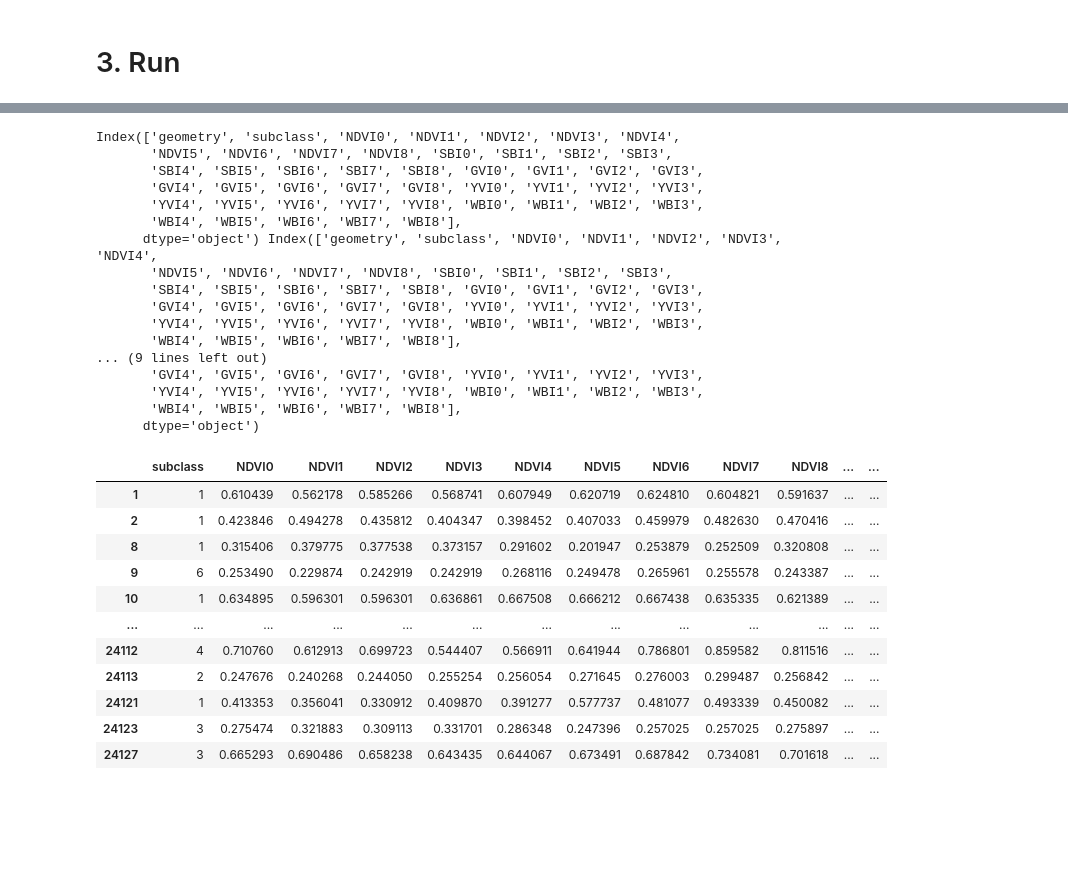
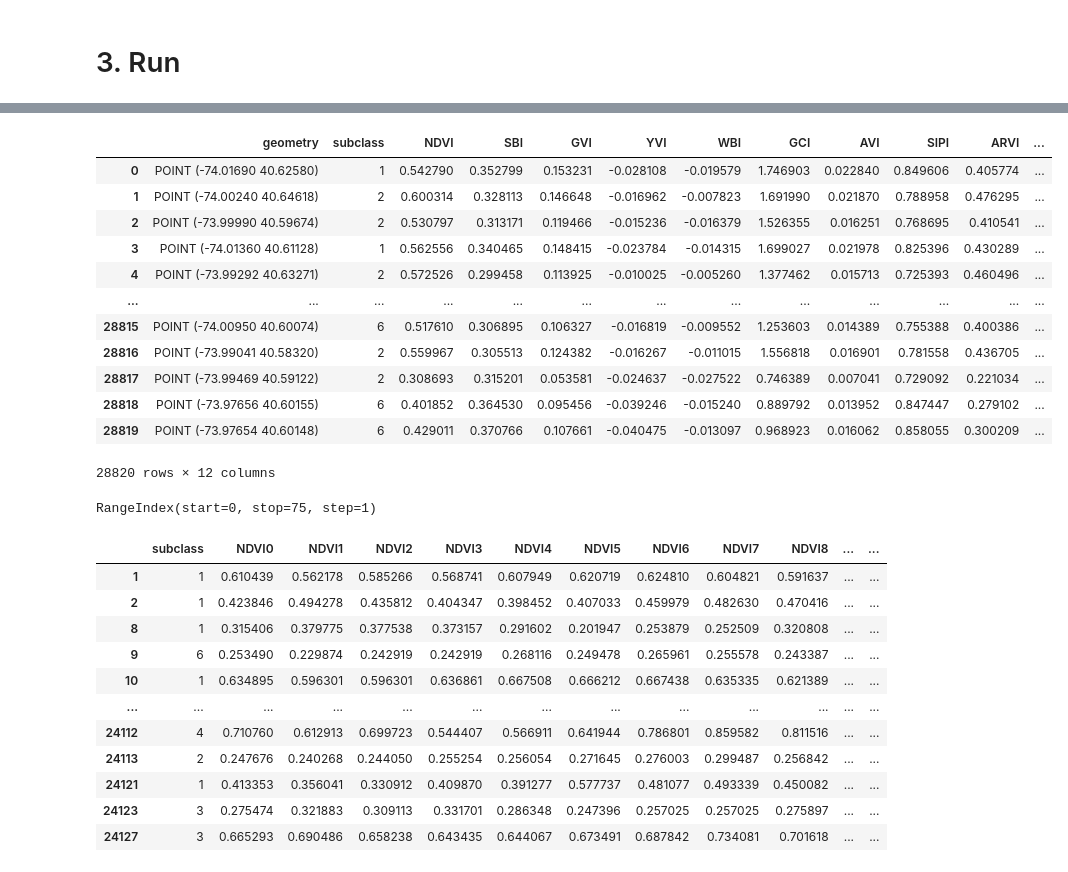
Before and after one commit to haenol/sprout, a Jupyter notebook: data_sampling_def.ipynb, the cells around one changed output, grey strips where cells are left out. Saved outputs shown, nothing was run; the diff lists cells and outputs as text; code cells hidden in the pictures; blank space fills up the shorter version.

```diff
--- a/data_sampling_def.ipynb
+++ b/data_sampling_def.ipynb
@@ -195,27 +351,29 @@ PointSampling(AVIbr_file, AVIbr_src, br, 'AVI')
 PointSampling(SIPIbr_file, SIPIbr_src, br, 'SIPI')
 PointSampling(ARVIbr_file, ARVIbr_src, br, 'ARVI')
 PointSampling(EVIbr_file, EVIbr_src, br, 'EVI')
+# %%
+#확인
+tp8
+# %% [output]
+|  | geometry | subclass | NDVI | SBI | GVI | YVI | WBI | GCI | AVI | SIPI | ARVI | ... |
+| 0 | POINT (-74.01690 40.62580) | 1 | 0.542790 | 0.352799 | 0.153231 | -0.028108 | -0.019579 | 1.746903 | 0.022840 | 0.849606 | 0.405774 | ... |
+| 1 | POINT (-74.00240 40.64618) | 2 | 0.600314 | 0.328113 | 0.146648 | -0.016962 | -0.007823 | 1.691990 | 0.021870 | 0.788958 | 0.476295 | ... |
+| 2 | POINT (-73.99990 40.59674) | 2 | 0.530797 | 0.313171 | 0.119466 | -0.015236 | -0.016379 | 1.526355 | 0.016251 | 0.768695 | 0.410541 | ... |
+| 3 | POINT (-74.01360 40.61128) | 1 | 0.562556 | 0.340465 | 0.148415 | -0.023784 | -0.014315 | 1.699027 | 0.021978 | 0.825396 | 0.430289 | ... |
+| 4 | POINT (-73.99292 40.63271) | 2 | 0.572526 | 0.299458 | 0.113925 | -0.010025 | -0.005260 | 1.377462 | 0.015713 | 0.725393 | 0.460496 | ... |
+| ... | ... | ... | ... | ... | ... | ... | ... | ... | ... | ... | ... | ... |
+| 28815 | POINT (-74.00950 40.60074) | 6 | 0.517610 | 0.306895 | 0.106327 | -0.016819 | -0.009552 | 1.253603 | 0.014389 | 0.755388 | 0.400386 | ... |
+| 28816 | POINT (-73.99041 40.58320) | 2 | 0.559967 | 0.305513 | 0.124382 | -0.016267 | -0.011015 | 1.556818 | 0.016901 | 0.781558 | 0.436705 | ... |
+| 28817 | POINT (-73.99469 40.59122) | 2 | 0.308693 | 0.315201 | 0.053581 | -0.024637 | -0.027522 | 0.746389 | 0.007041 | 0.729092 | 0.221034 | ... |
+| 28818 | POINT (-73.97656 40.60155) | 6 | 0.401852 | 0.364530 | 0.095456 | -0.039246 | -0.015240 | 0.889792 | 0.013952 | 0.847447 | 0.279102 | ... |
+| 28819 | POINT (-73.97654 40.60148) | 6 | 0.429011 | 0.370766 | 0.107661 | -0.040475 | -0.013097 | 0.968923 | 0.016062 | 0.858055 | 0.300209 | ... |
+28820 rows × 12 columns
 # %%
-print(manup.columns, mandown.columns, br.columns, brleft.columns, brtest.columns)
+print(brleft_merge.columns)
+# print(manup.columns, mandown.columns, br.columns, brleft.columns, brtest.columns)
 ## result: [출력결과 확인] || up(16979,47) down(15042,47) br(24028,47)
 # %% [output]
-Index(['geometry', 'subclass', 'NDVI0', 'NDVI1', 'NDVI2', 'NDVI3', 'NDVI4',
-       'NDVI5', 'NDVI6', 'NDVI7', 'NDVI8', 'SBI0', 'SBI1', 'SBI2', 'SBI3',
-       'SBI4', 'SBI5', 'SBI6', 'SBI7', 'SBI8', 'GVI0', 'GVI1', 'GVI2', 'GVI3',
-       'GVI4', 'GVI5', 'GVI6', 'GVI7', 'GVI8', 'YVI0', 'YVI1', 'YVI2', 'YVI3',
-       'YVI4', 'YVI5', 'YVI6', 'YVI7', 'YVI8', 'WBI0', 'WBI1', 'WBI2', 'WBI3',
-       'WBI4', 'WBI5', 'WBI6', 'WBI7', 'WBI8'],
-      dtype='object') Index(['geometry', 'subclass', 'NDVI0', 'NDVI1', 'NDVI2', 'NDVI3', 'NDVI4',
-       'NDVI5', 'NDVI6', 'NDVI7', 'NDVI8', 'SBI0', 'SBI1', 'SBI2', 'SBI3',
-       'SBI4', 'SBI5', 'SBI6', 'SBI7', 'SBI8', 'GVI0', 'GVI1', 'GVI2', 'GVI3',
-       'GVI4', 'GVI5', 'GVI6', 'GVI7', 'GVI8', 'YVI0', 'YVI1', 'YVI2', 'YVI3',
-       'YVI4', 'YVI5', 'YVI6', 'YVI7', 'YVI8', 'WBI0', 'WBI1', 'WBI2', 'WBI3',
-       'WBI4', 'WBI5', 'WBI6', 'WBI7', 'WBI8'],
-... (9 lines left out)
-       'GVI4', 'GVI5', 'GVI6', 'GVI7', 'GVI8', 'YVI0', 'YVI1', 'YVI2', 'YVI3',
-       'YVI4', 'YVI5', 'YVI6', 'YVI7', 'YVI8', 'WBI0', 'WBI1', 'WBI2', 'WBI3',
-       'WBI4', 'WBI5', 'WBI6', 'WBI7', 'WBI8'],
-      dtype='object')
+RangeIndex(start=0, stop=75, step=1)
 # %%
 # 4. run delete the 3by3 kernel NDVI values under 0.2
 brtest = NDVIkn02(brtest)
```
Also changed, not shown: parts of 20 cells of this notebook.
